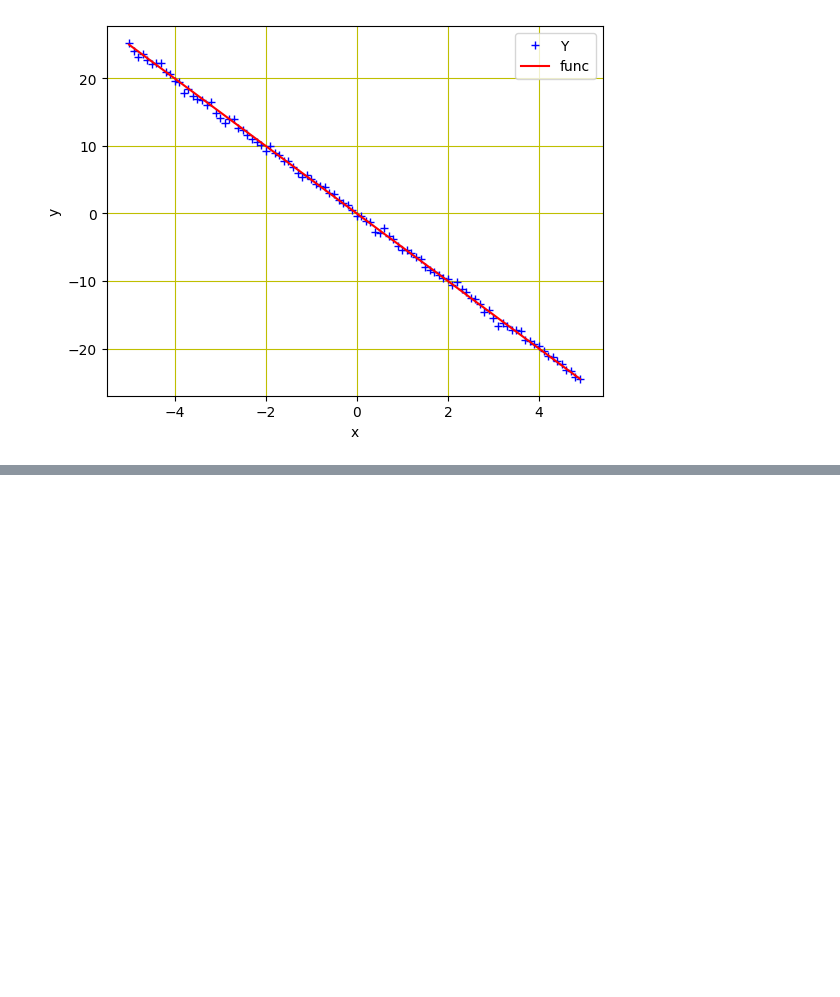
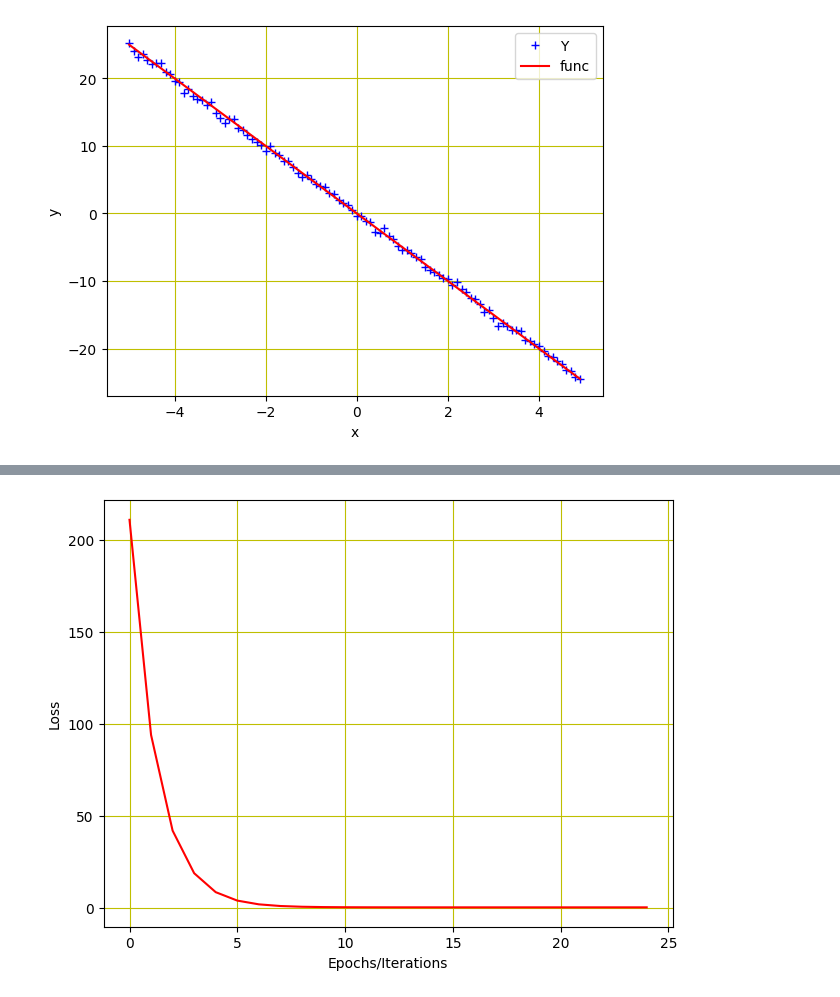
Before and after one commit to jaeheechillin3/pytorch_projects, a Jupyter notebook: linear_regression.ipynb, the cells around one changed output, grey strips where cells are left out. Drawn from its saved outputs; the diff is of its cells as text; code cells hidden in the pictures; blank space fills up the shorter version.

```diff
--- a/linear_regression.ipynb
+++ b/linear_regression.ipynb
@@ -40,0 +39,23 @@ plt.show()
+# %%
+# building the model and loss function
+def forward(x):
+  return w * x
+
+def criterion(y_pred, y):
+  return torch.mean((y_pred - y)**2)  # mean square error
+
+w = torch.tensor(-10.0, requires_grad=True)
+
+step_size = 0.1
+loss_list = []
+iter = 25
+
+print('Iter\tLoss\t\t\tw_value')
+for i in range(iter):
+  Y_pred = forward(X)
+  loss = criterion(Y_pred, Y)
+  loss_list.append(loss.item())
+  loss.backward()
+  w.data = w.data - step_size * w.grad.data
+  w.grad.data.zero_()
+  print('{}, \t{},\t{}'.format(i, loss.item(), w.item()))
@@ -40,0 +80,10 @@ plt.show()
+# %%
+# visualizing the reduction of loss
+plt.plot(loss_list, 'r')
+plt.tight_layout()
+plt.grid('True', color='y')
+plt.xlabel("Epochs/Iterations")
+plt.ylabel("Loss")
+plt.show()
+# %% [output]
+[figure, added]
```
Also changed, not shown: parts of 2 cells of this notebook.
